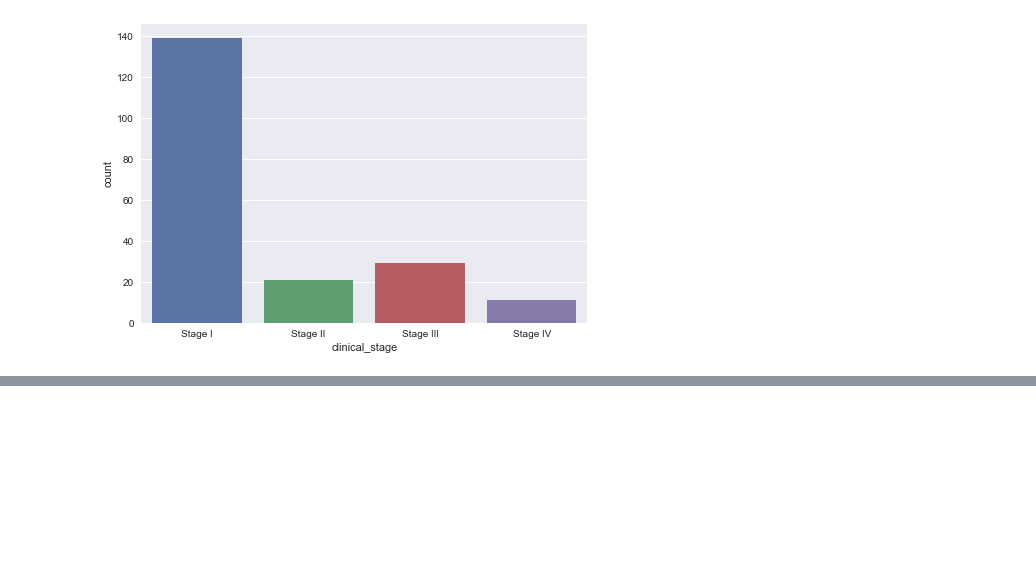
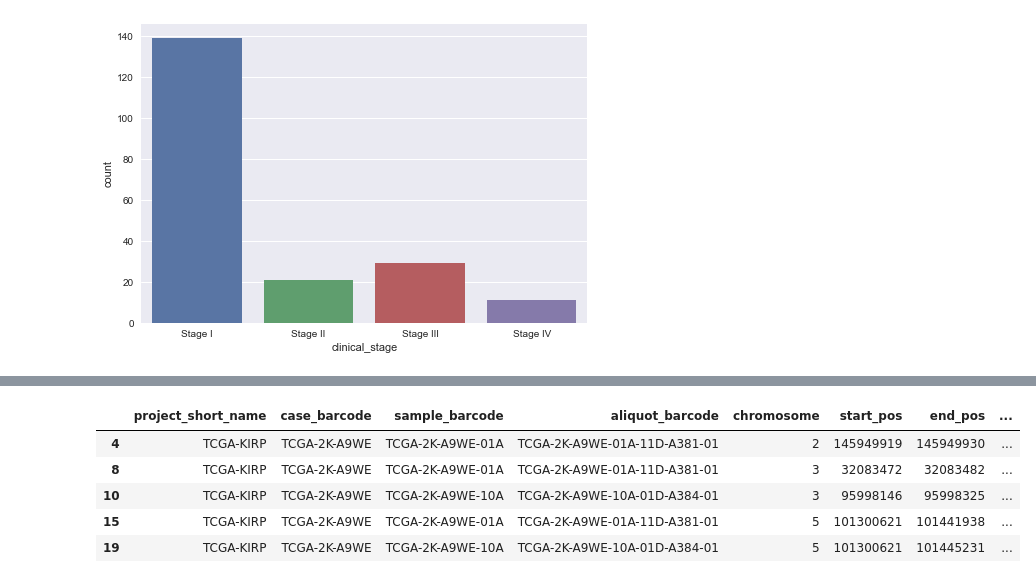
Before and after one commit to SVAI/trimericOGs, a Jupyter notebook: Playground.ipynb, the cells around one changed output, grey strips where cells are left out. Cells and saved outputs as stored; diff of their text form; code cells hidden in the pictures; blank space fills up the shorter version.

```diff
--- a/Playground.ipynb
+++ b/Playground.ipynb
@@ -26,0 +52,9 @@ plt.show()
+# %%
+indels.head()
+# %% [output]
+|  | project_short_name | case_barcode | sample_barcode | aliquot_barcode | chromosome | start_pos | end_pos | ... |
+| 4 | TCGA-KIRP | TCGA-2K-A9WE | TCGA-2K-A9WE-01A | TCGA-2K-A9WE-01A-11D-A381-01 | 2 | 145949919 | 145949930 | ... |
+| 8 | TCGA-KIRP | TCGA-2K-A9WE | TCGA-2K-A9WE-01A | TCGA-2K-A9WE-01A-11D-A381-01 | 3 | 32083472 | 32083482 | ... |
+| 10 | TCGA-KIRP | TCGA-2K-A9WE | TCGA-2K-A9WE-10A | TCGA-2K-A9WE-10A-01D-A384-01 | 3 | 95998146 | 95998325 | ... |
+| 15 | TCGA-KIRP | TCGA-2K-A9WE | TCGA-2K-A9WE-01A | TCGA-2K-A9WE-01A-11D-A381-01 | 5 | 101300621 | 101441938 | ... |
+| 19 | TCGA-KIRP | TCGA-2K-A9WE | TCGA-2K-A9WE-10A | TCGA-2K-A9WE-10A-01D-A384-01 | 5 | 101300621 | 101445231 | ... |
```
Also changed, not shown: parts of 4 cells of this notebook.
